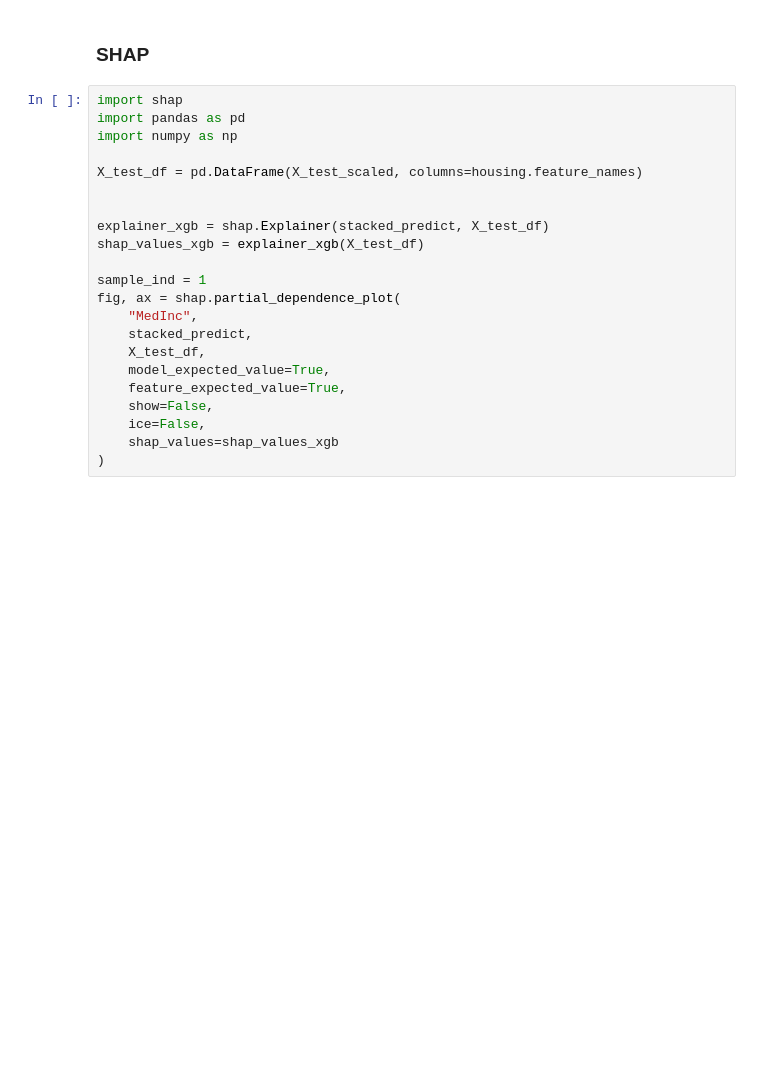
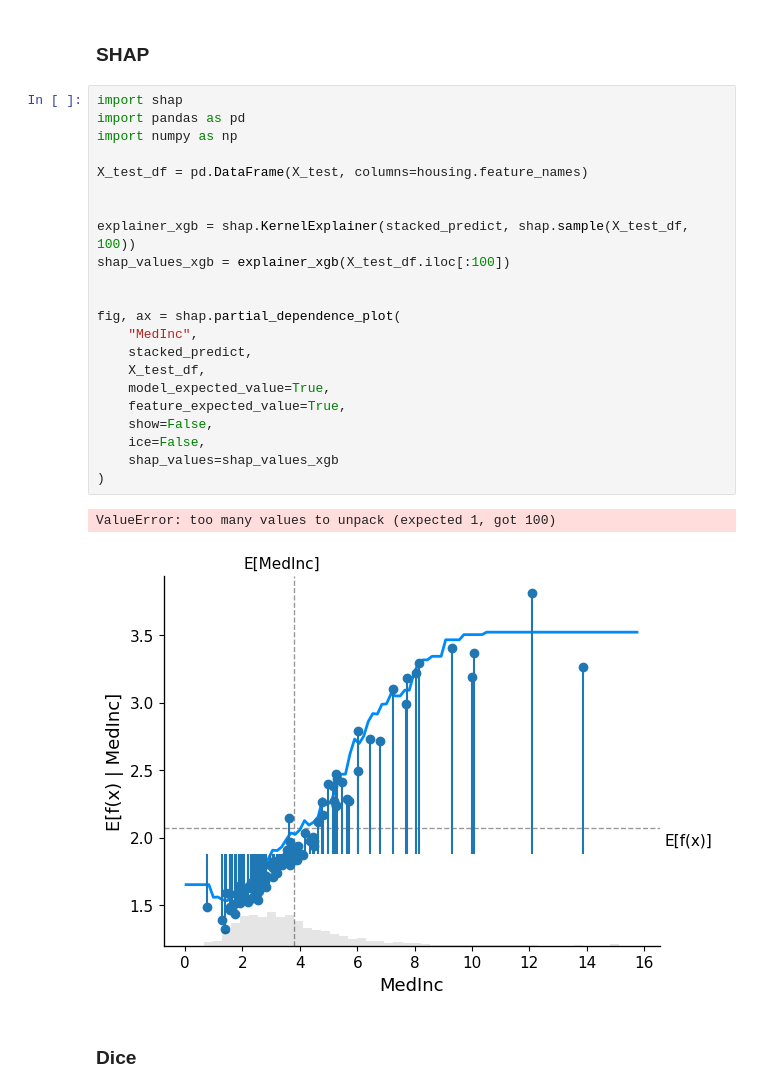
Before and after one commit to ZackNay/Interpretable-ML, a Jupyter notebook: main.ipynb, the cells around one changed output. Saved outputs shown, nothing was run; the diff lists cells and outputs as text; blank space fills up the shorter version.

```diff
--- a/main.ipynb
+++ b/main.ipynb
@@ -145,22 +165,27 @@ plt.show()
 # %%
 import shap
 import pandas as pd
 import numpy as np
 
-X_test_df = pd.DataFrame(X_test_scaled, columns=housing.feature_names)
+X_test_df = pd.DataFrame(X_test, columns=housing.feature_names)
 
 
-explainer_xgb = shap.Explainer(stacked_predict, X_test_df)
-shap_values_xgb = explainer_xgb(X_test_df)
+explainer_xgb = shap.KernelExplainer(stacked_predict, shap.sample(X_test_df, 100))
+shap_values_xgb = explainer_xgb(X_test_df.iloc[:100])
 
-sample_ind = 1
+
 fig, ax = shap.partial_dependence_plot(
     "MedInc",
     stacked_predict,
     X_test_df,
     model_expected_value=True,
     feature_expected_value=True,
     show=False,
     ice=False,
     shap_values=shap_values_xgb
 )
+# %% [output]
+ValueError: too many values to unpack (expected 1, got 100)
+[figure, added]
+# %% [markdown]
+### Dice
```
Also changed, not shown: parts of 4 cells of this notebook.
